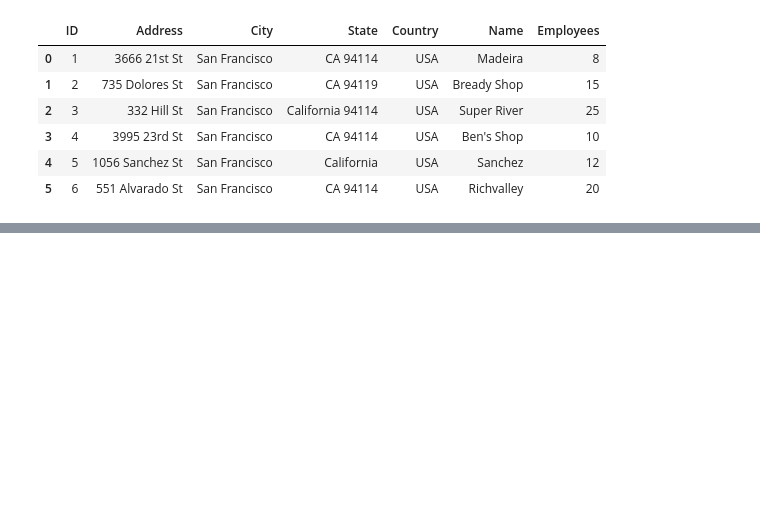
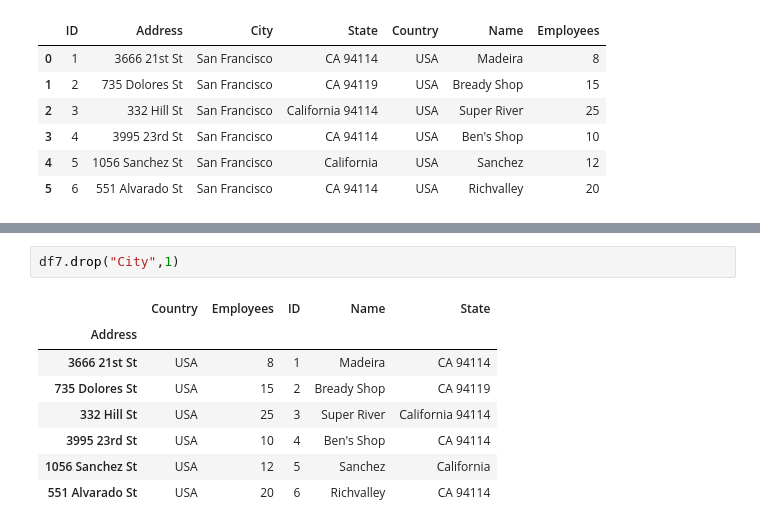
Before and after one commit to krutik39/Panda, a Jupyter notebook: Untitled.ipynb, the cells around one changed output, grey strips where cells are left out. Drawn from its saved outputs; the diff is of its cells as text; blank space fills up the shorter version.

```diff
--- a/Untitled.ipynb
+++ b/Untitled.ipynb
@@ -111,0 +160,11 @@ df5
+# %%
+df7.drop("City",1)
+# %% [output]
+|  | Country | Employees | ID | Name | State |
+| Address |  |  |  |  |  |
+| 3666 21st St | USA | 8 | 1 | Madeira | CA 94114 |
+| 735 Dolores St | USA | 15 | 2 | Bready Shop | CA 94119 |
+| 332 Hill St | USA | 25 | 3 | Super River | California 94114 |
+| 3995 23rd St | USA | 10 | 4 | Ben's Shop | CA 94114 |
+| 1056 Sanchez St | USA | 12 | 5 | Sanchez | California |
+| 551 Alvarado St | USA | 20 | 6 | Richvalley | CA 94114 |
```
Also changed, not shown: parts of 12 cells of this notebook.
